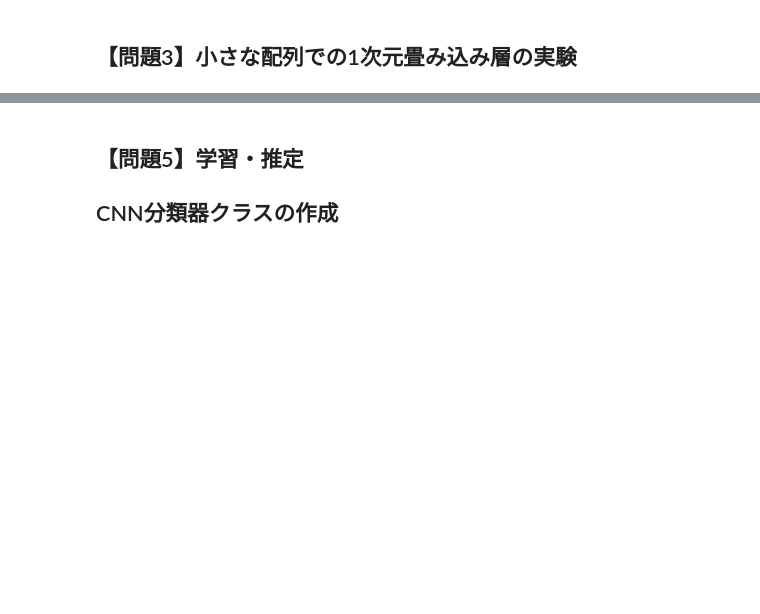
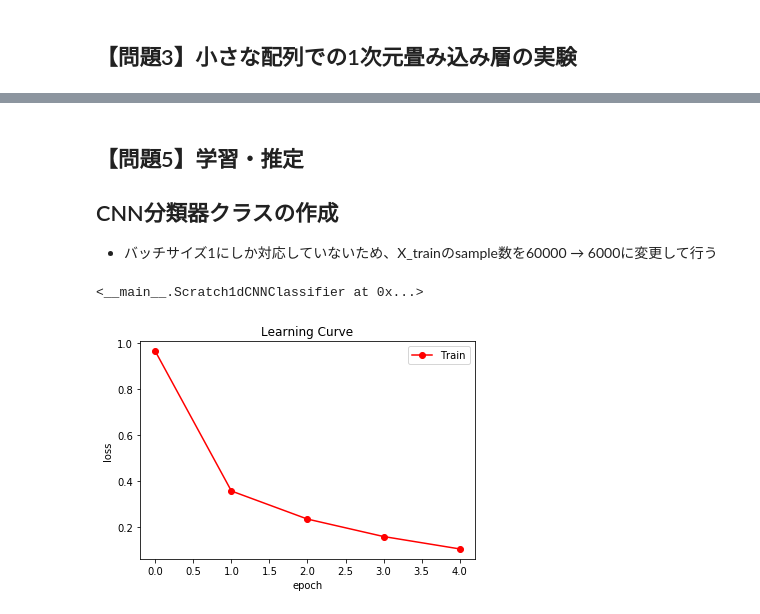
Before and after one commit to tai-fujio/diveintocode-ml, a Jupyter notebook: term2/sprint12_dl_scratch_cnn1.ipynb, the cells around one changed output, grey strips where cells are left out. Drawn from its saved outputs; the diff is of its cells as text; code cells hidden in the pictures; blank space fills up the shorter version.

```diff
--- a/term2/sprint12_dl_scratch_cnn1.ipynb
+++ b/term2/sprint12_dl_scratch_cnn1.ipynb
@@ -190,14 +176,15 @@ outputsize : 2
 # %%
-x = np.array([1,2,3,4,6]).astype(np.float)
-w = np.array([3, 5, 7]).astype(np.float)
+x = np.array([1,2,3,4,6,7]).astype(np.float)
+w = np.array([3, 5, 7,9]).astype(np.float)
 b = 1
 
-sc1 = SimpleConv1d(w, b, SGD(0.1))
+sc1 = SimpleConv1d(w, b, SGDCNN(0.1))
 A = sc1.forward(x)
 print('A : %s' % A)
+print('A no outputsize : %s' % calc_output_size(len(sc1.X), len(sc1.W)))
 
 # 誤差
-y = np.array([45, 70, 30])
+y = np.array([45, 70, 80])
 
 dX = sc1.backward(y, A)
 dW = sc1.dW
@@ -205,5 +192,4 @@ dB = sc1.dB
 print('dW : %s' % dW)
 print('dB : %s' % dB)
 print('dX : %s' % dX)
-print('outputsize : %s' % calc_output_size(len(sc1.X), 0, sc1.stride, len(sc1.W)))
 # %% [output]
@@ -298,6 +402,7 @@ class Conv1d:
 # %% [markdown]
 ## 【問題5】学習・推定
 ## CNN分類器クラスの作成
+- バッチサイズ1にしか対応していないため、X_trainのsample数を60000 → 6000に変更して行う
 # %%
 import numpy as np
 import logging                                                                     # ログ
@@ -492,2 +614,41 @@ class Scratch1dCNNClassifier():
 
         return y_pred
+# %%
+(X_train, y_train), (X_test, y_test) = mnist.load_data()
+
+# 平坦化
+X_train = X_train.reshape(-1, 784)
+X_test = X_test.reshape(-1, 784)
+
+# 前処理
+X_train = X_train.astype(np.float)
+X_test = X_test.astype(np.float)
+X_train /= 255
+X_test /= 255
+
+# どでかいので少なくする
+X_train = X_train[:3000, np.newaxis, :]
+y_train = y_train[:3000]
+
+# 学習データをスプリット
+X_train, X_val, y_train, y_val = train_test_split(X_train, y_train, test_size=0.2)
+# %%
+sdnnc= Scratch1dCNNClassifier(activation='relu')
+
+sdnnc.fit(X_train, y_train)
+# %% [output]
+<__main__.Scratch1dCNNClassifier at 0x...>
+# %%
+train_loss = np.array(sdnnc.loss_)
+
+plt.title("Learning Curve")
+plt.xlabel("epoch")
+plt.ylabel("loss")
+
+# Traing score
+plt.plot(train_loss, 'o-', color="r", label="Train")
+
+plt.legend(loc=1)
+plt.show()
+# %% [output]
+[figure, added]
```
Also changed, not shown: parts of 16 cells of this notebook.
